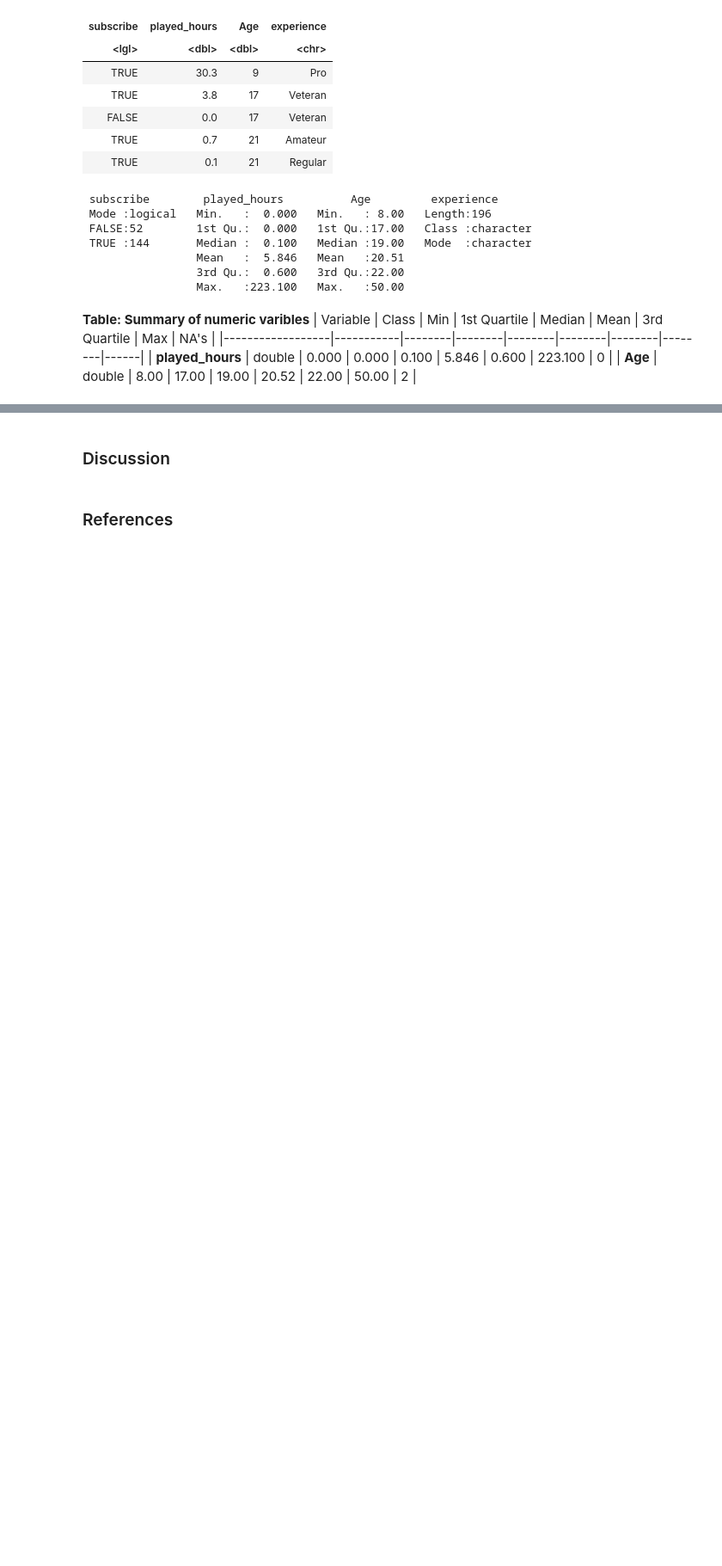
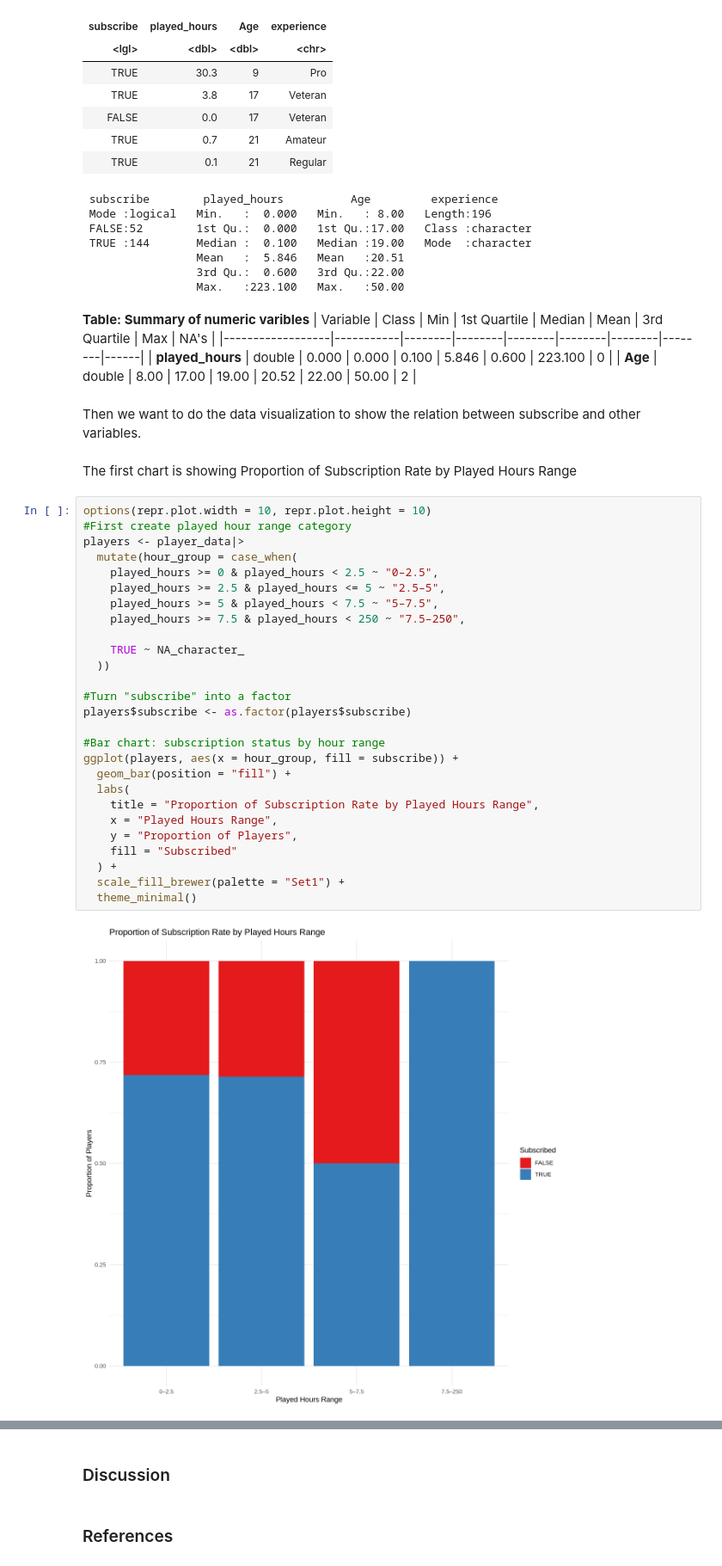
Before and after one commit to ptrjk0/dsci100-project-006-group33, a Jupyter notebook: Project.ipynb, the cells around one changed output, grey strips where cells are left out. Shown at 86% size. Cells and saved outputs as stored; diff of their text form; blank space fills up the shorter version.

Commit message:
added charts

```diff
--- a/Project.ipynb
+++ b/Project.ipynb
@@ -59,3 +63,36 @@ A tibble: 5 × 4
 |------------------|-----------|--------|--------|--------|--------|--------|--------|------|
 | **played_hours** | double    | 0.000  | 0.000  | 0.100  | 5.846  | 0.600  | 223.100 | 0    |
 | **Age**        | double     | 8.00   | 17.00  | 19.00  | 20.52  | 22.00  | 50.00  | 2    |
+# %% [markdown]
+Then we want to do the data visualization to show the relation between subscribe and other variables.
+# %% [markdown]
+The first chart is showing Proportion of Subscription Rate by Played Hours Range
+# %%
+options(repr.plot.width = 10, repr.plot.height = 10)
+#First create played hour range category
+players <- player_data|>
+  mutate(hour_group = case_when(
+    played_hours >= 0 & played_hours < 2.5 ~ "0–2.5",
+    played_hours >= 2.5 & played_hours <= 5 ~ "2.5–5",
+    played_hours >= 5 & played_hours < 7.5 ~ "5–7.5",
+    played_hours >= 7.5 & played_hours < 250 ~ "7.5–250",
+
+    TRUE ~ NA_character_
+  ))
+
+#Turn "subscribe" into a factor
+players$subscribe <- as.factor(players$subscribe)
+
+#Bar chart: subscription status by hour range
+ggplot(players, aes(x = hour_group, fill = subscribe)) +
+  geom_bar(position = "fill") +
+  labs(
+    title = "Proportion of Subscription Rate by Played Hours Range",
+    x = "Played Hours Range",
+    y = "Proportion of Players",
+    fill = "Subscribed"
+  ) +
+  scale_fill_brewer(palette = "Set1") +
+  theme_minimal()
+# %% [output]
+[figure, added]
```
Also changed, not shown: parts of 7 cells of this notebook.
